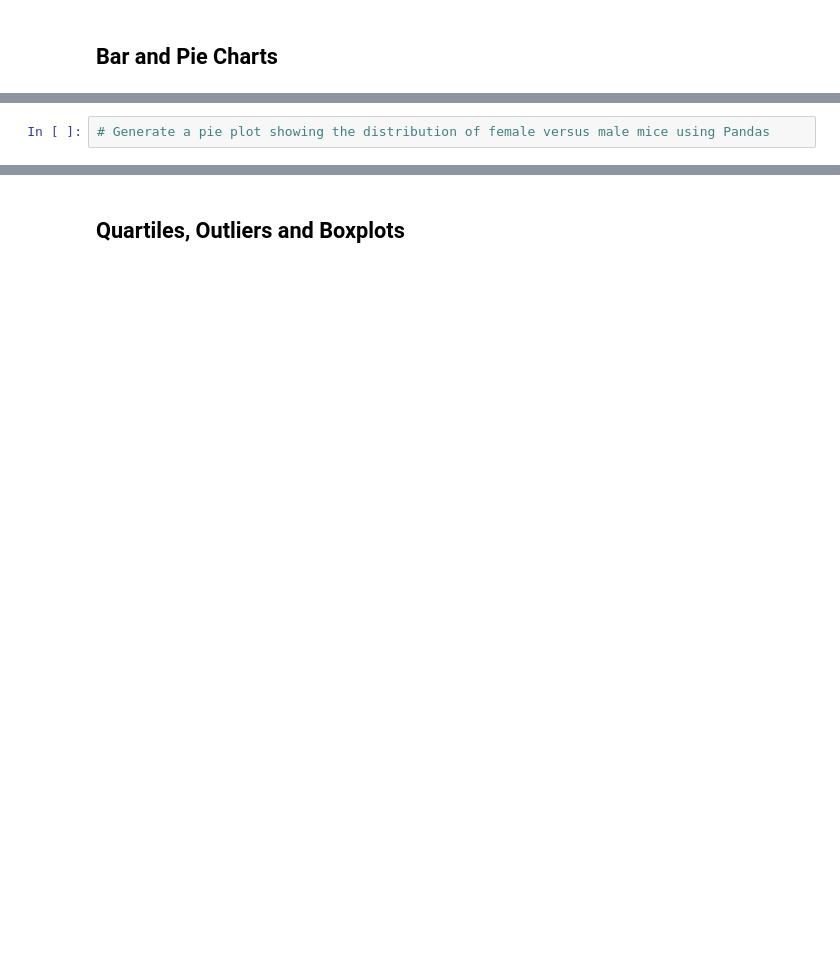
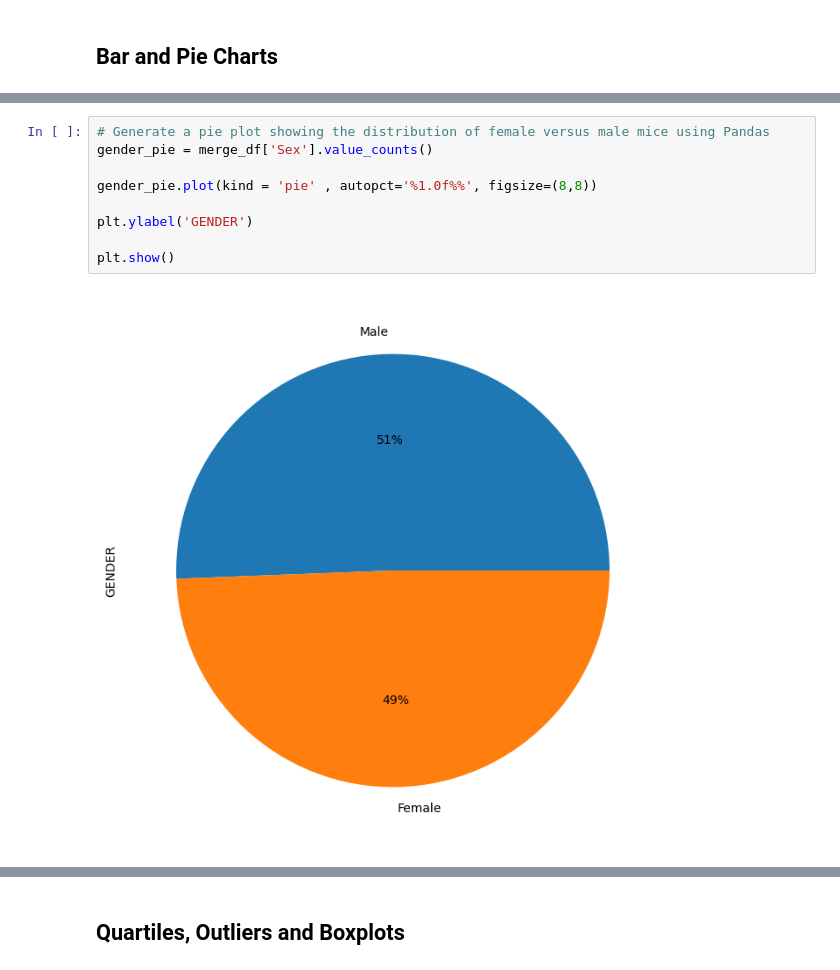
Before and after one commit to santiagoldv/challengemodule5, a Jupyter notebook: Pymaceuticals/pymaceuticals_starter.ipynb, the cells around one changed output, grey strips where cells are left out. Drawn from its saved outputs; the diff is of its cells as text; blank space fills up the shorter version.

```diff
--- a/Pymaceuticals/pymaceuticals_starter.ipynb
+++ b/Pymaceuticals/pymaceuticals_starter.ipynb
@@ -150,4 +183,13 @@ summary_statistics
 # %%
 # Generate a pie plot showing the distribution of female versus male mice using Pandas
+gender_pie = merge_df['Sex'].value_counts()
+
+gender_pie.plot(kind = 'pie' , autopct='%1.0f%%', figsize=(8,8))
+
+plt.ylabel('GENDER')
+
+plt.show()
+# %% [output]
+[figure, added]
 # %%
 # Generate a pie plot showing the distribution of female versus male mice using pyplot
```
Also changed, not shown: parts of 13 cells of this notebook.
